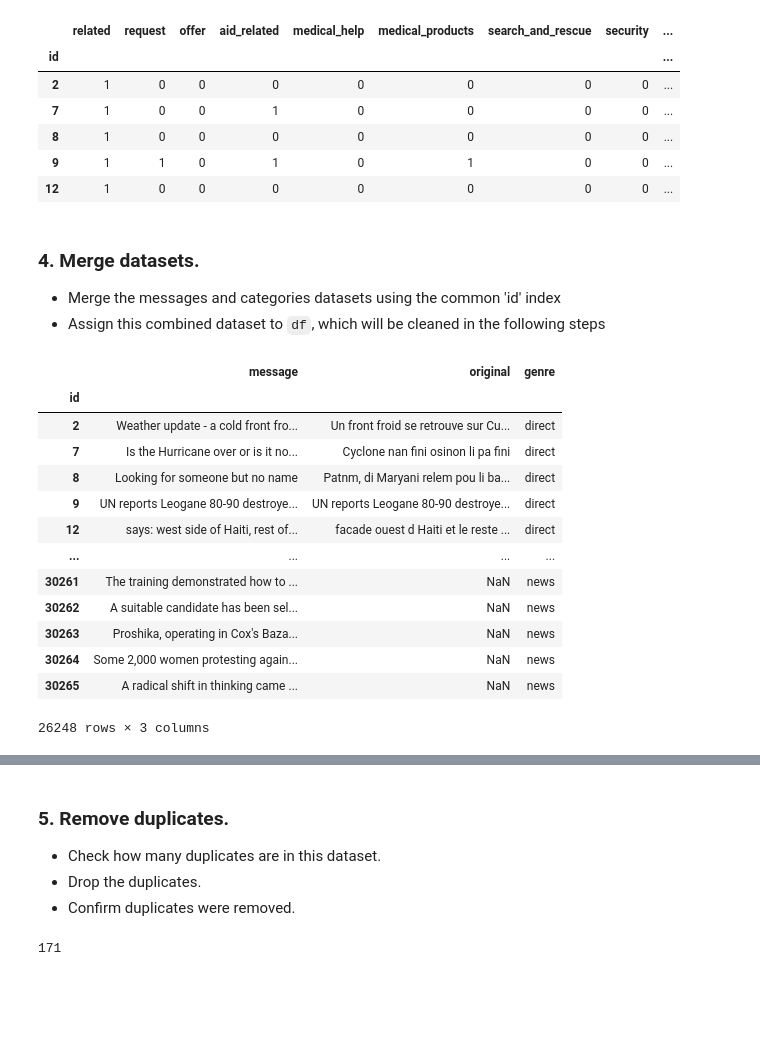
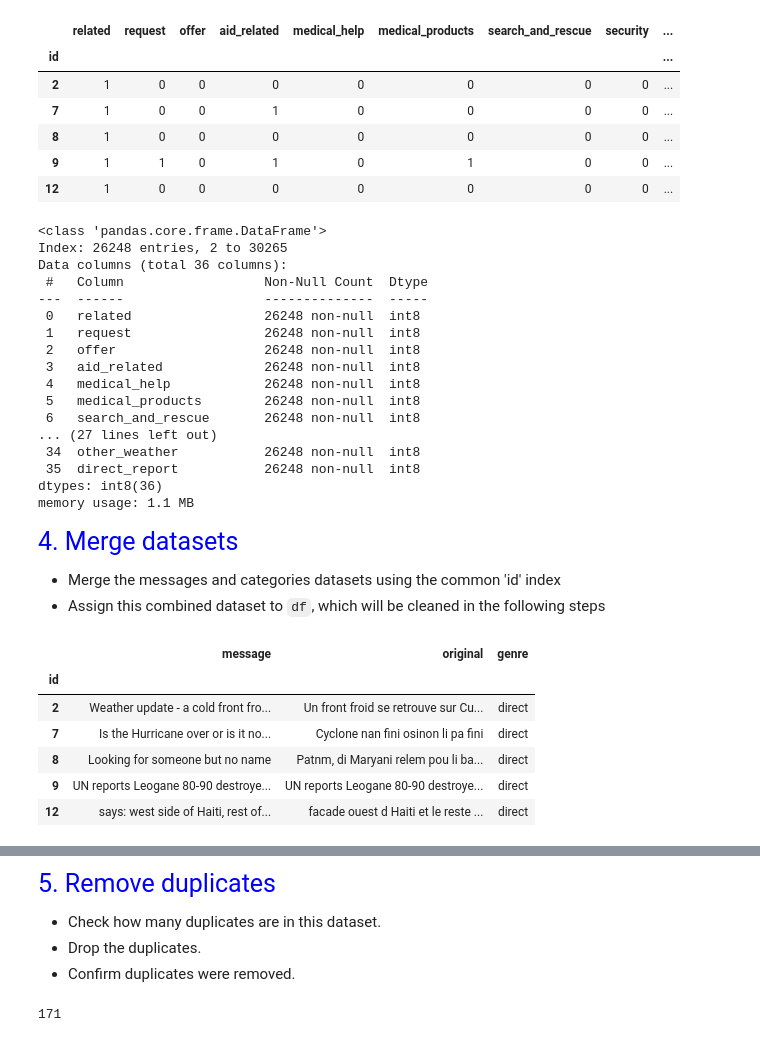
Before and after one commit to JuanitaSmith/disaster_recovery_pipelines, a Jupyter notebook: notebooks/ETL Pipeline Preparation.ipynb, the cells around one changed output, grey strips where cells are left out. Cells and saved outputs as stored; diff of their text form; code cells hidden in the pictures; blank space fills up the shorter version.

```diff
--- a/notebooks/ETL Pipeline Preparation.ipynb
+++ b/notebooks/ETL Pipeline Preparation.ipynb
@@ -18,7 +38,7 @@ pd.set_option('display.max_column', 400)
 pd.set_option('display.max_colwidth', 400)
 # %%
 # load messages dataset
-messages = pd.read_csv('../data/messages.csv')
+messages = pd.read_csv(config.path_messages)
 messages.head()
 # %% [output]
 |  | id | message | original | genre |
@@ -131,29 +145,44 @@ categories.head()
 | 8 | 1 | 0 | 0 | 0 | 0 | 0 | 0 | 0 | ... |
 | 9 | 1 | 1 | 0 | 1 | 0 | 1 | 0 | 0 | ... |
 | 12 | 1 | 0 | 0 | 0 | 0 | 0 | 0 | 0 | ... |
+# %%
+categories.info()
+# %% [output]
+<class 'pandas.core.frame.DataFrame'>
+Index: 26248 entries, 2 to 30265
+Data columns (total 36 columns):
+ #   Column                  Non-Null Count  Dtype
+---  ------                  --------------  -----
+ 0   related                 26248 non-null  int8
+ 1   request                 26248 non-null  int8
+ 2   offer                   26248 non-null  int8
+ 3   aid_related             26248 non-null  int8
+ 4   medical_help            26248 non-null  int8
+ 5   medical_products        26248 non-null  int8
+ 6   search_and_rescue       26248 non-null  int8
+... (27 lines left out)
+ 34  other_weather           26248 non-null  int8
+ 35  direct_report           26248 non-null  int8
+dtypes: int8(36)
+memory usage: 1.1 MB
 # %% [markdown]
-### 4. Merge datasets.
+<a class="anchor" id=step4></a>
+<span style="color:blue; font-size:25px; line-height:30px; font-family: Calibri;">4. Merge datasets</span>
+
 - Merge the messages and categories datasets using the common 'id' index
 - Assign this combined dataset to `df`, which will be cleaned in the following steps
 # %%
 # set id as index also in the messages dataset
 messages.set_index('id', inplace=True)
-messages
+messages.head()
 # %% [output]
 |  | message | original | genre |
 | id |  |  |  |
 | 2 | Weather update - a cold front fro... | Un front froid se retrouve sur Cu... | direct |
 | 7 | Is the Hurricane over or is it no... | Cyclone nan fini osinon li pa fini | direct |
 | 8 | Looking for someone but no name | Patnm, di Maryani relem pou li ba... | direct |
 | 9 | UN reports Leogane 80-90 destroye... | UN reports Leogane 80-90 destroye... | direct |
 | 12 | says: west side of Haiti, rest of... | facade ouest d Haiti et le reste ... | direct |
-| ... | ... | ... | ... |
-| 30261 | The training demonstrated how to ... | NaN | news |
-| 30262 | A suitable candidate has been sel... | NaN | news |
-| 30263 | Proshika, operating in Cox's Baza... | NaN | news |
-| 30264 | Some 2,000 women protesting again... | NaN | news |
-| 30265 | A radical shift in thinking came ... | NaN | news |
-26248 rows × 3 columns
 # %%
 # merge datasets
 df = messages.merge(categories, on='id')
@@ -167,7 +196,9 @@ df.head()
 | 9 | UN reports Leogane 80-90 destroye... | UN reports Leogane 80-90 destroye... | direct | 1 | 1 | 0 | 1 | 0 | 1 | ... |
 | 12 | says: west side of Haiti, rest of... | facade ouest d Haiti et le reste ... | direct | 1 | 0 | 0 | 0 | 0 | 0 | ... |
 # %% [markdown]
-### 5. Remove duplicates.
+<a class="anchor" id='step5'></a>
+<span style="color:blue; font-size:25px; line-height:30px; font-family: Calibri;">5. Remove duplicates</span>
+
 - Check how many duplicates are in this dataset.
 - Drop the duplicates.
 - Confirm duplicates were removed.
```
Also changed, not shown: parts of 38 cells of this notebook, 30 other files.
